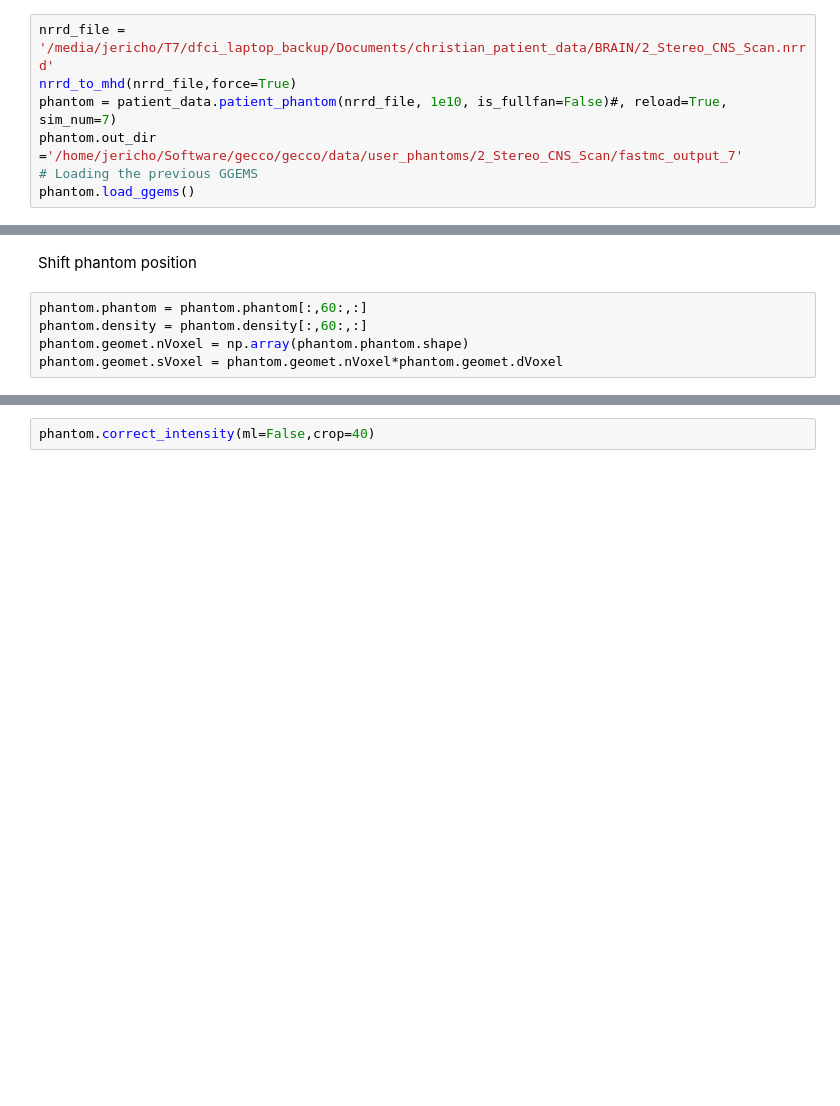
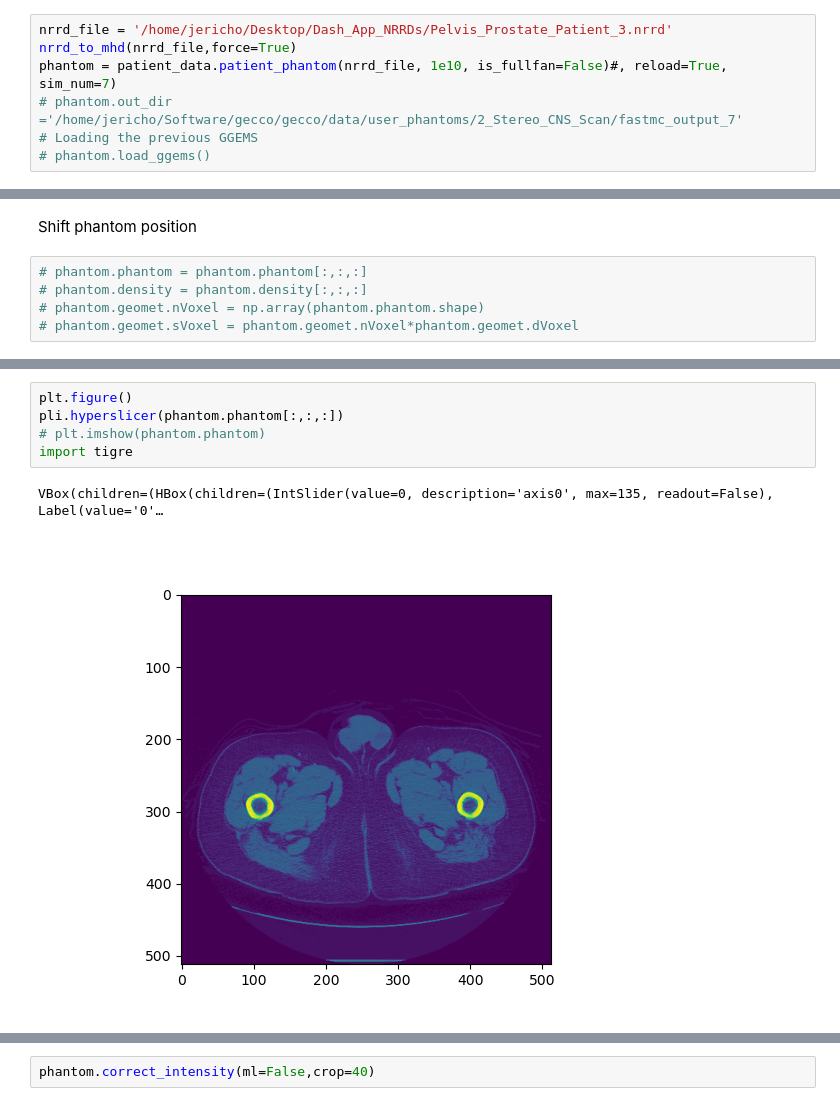
Before and after one commit to jerichooconnell/work-dfci, a Jupyter notebook: 3-jupyter_notebooks_paper/1.1-CNS_patient_paper/2.2-simulate_GECCO_RTIS_CNS_figure.ipynb, the cells around one changed output, grey strips where cells are left out. Drawn from its saved outputs; the diff is of its cells as text; blank space fills up the shorter version.

```diff
--- a/3-jupyter_notebooks_paper/1.1-CNS_patient_paper/2.2-simulate_GECCO_RTIS_CNS_figure.ipynb
+++ b/3-jupyter_notebooks_paper/1.1-CNS_patient_paper/2.2-simulate_GECCO_RTIS_CNS_figure.ipynb
@@ -20,10 +20,10 @@ import matplotlib.pyplot as plt
 from scipy.ndimage import zoom, gaussian_filter
 import SimpleITK as sitk
 # %%
-nrrd_file = '/media/jericho/T7/dfci_laptop_backup/Documents/christian_patient_data/BRAIN/2_Stereo_CNS_Scan.nrrd'
+nrrd_file = '/home/jericho/Desktop/Dash_App_NRRDs/Pelvis_Prostate_Patient_3.nrrd'
 nrrd_to_mhd(nrrd_file,force=True)
 phantom = patient_data.patient_phantom(nrrd_file, 1e10, is_fullfan=False)#, reload=True, sim_num=7)
-phantom.out_dir ='/home/jericho/Software/gecco/gecco/data/user_phantoms/2_Stereo_CNS_Scan/fastmc_output_7'
+# phantom.out_dir ='/home/jericho/Software/gecco/gecco/data/user_phantoms/2_Stereo_CNS_Scan/fastmc_output_7'
 # Loading the previous GGEMS
-phantom.load_ggems()
+# phantom.load_ggems()
 # %% [output]
@@ -64,7 +64,7 @@ phantom = patient_phantom.patient_phantom("/media/jericho/T7/dfci_laptop_backup/
 # %% [markdown]
 Shift phantom position
 # %%
-phantom.phantom = phantom.phantom[:,60:,:]
-phantom.density = phantom.density[:,60:,:]
-phantom.geomet.nVoxel = np.array(phantom.phantom.shape)
-phantom.geomet.sVoxel = phantom.geomet.nVoxel*phantom.geomet.dVoxel
+# phantom.phantom = phantom.phantom[:,:,:]
+# phantom.density = phantom.density[:,:,:]
+# phantom.geomet.nVoxel = np.array(phantom.phantom.shape)
+# phantom.geomet.sVoxel = phantom.geomet.nVoxel*phantom.geomet.dVoxel
@@ -104,0 +135,8 @@ phantom.run_gecco(1e16,815,conv_on=False)
+# %%
+plt.figure()
+pli.hyperslicer(phantom.phantom[:,:,:])
+# plt.imshow(phantom.phantom)
+import tigre
+# %% [output]
+VBox(children=(HBox(children=(IntSlider(value=0, description='axis0', max=135, readout=False), Label(value='0'…
+[figure, added]
```
Also changed, not shown: parts of 10 cells of this notebook, 1 other file.
